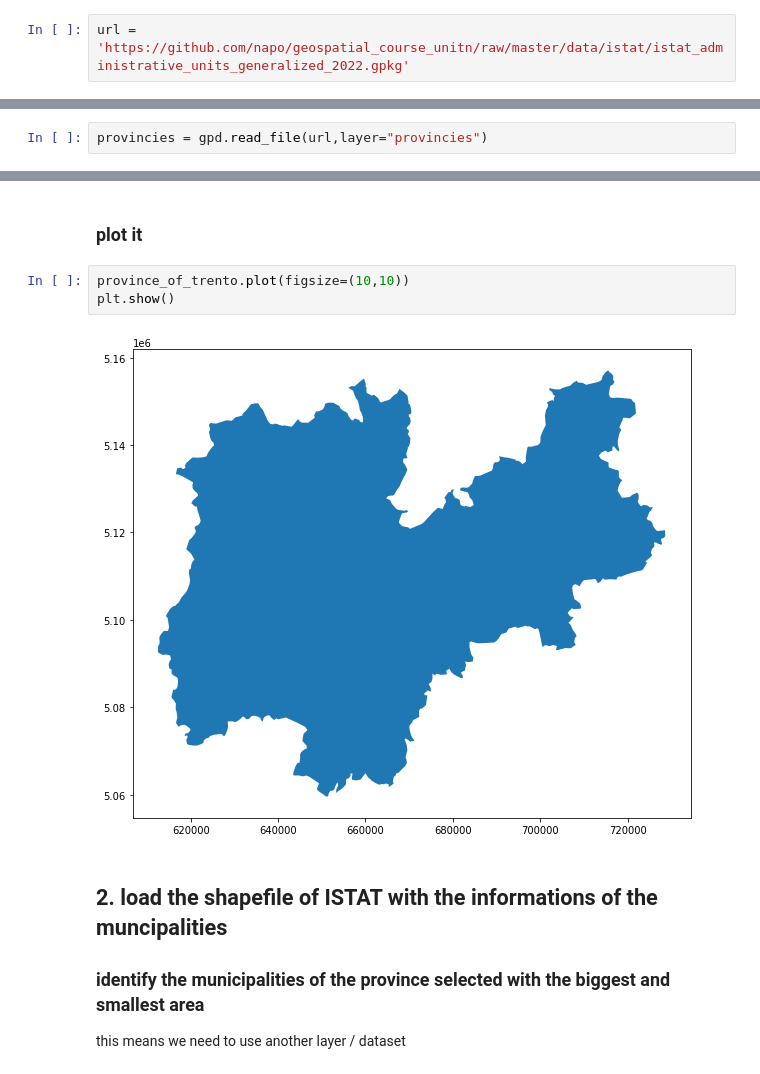
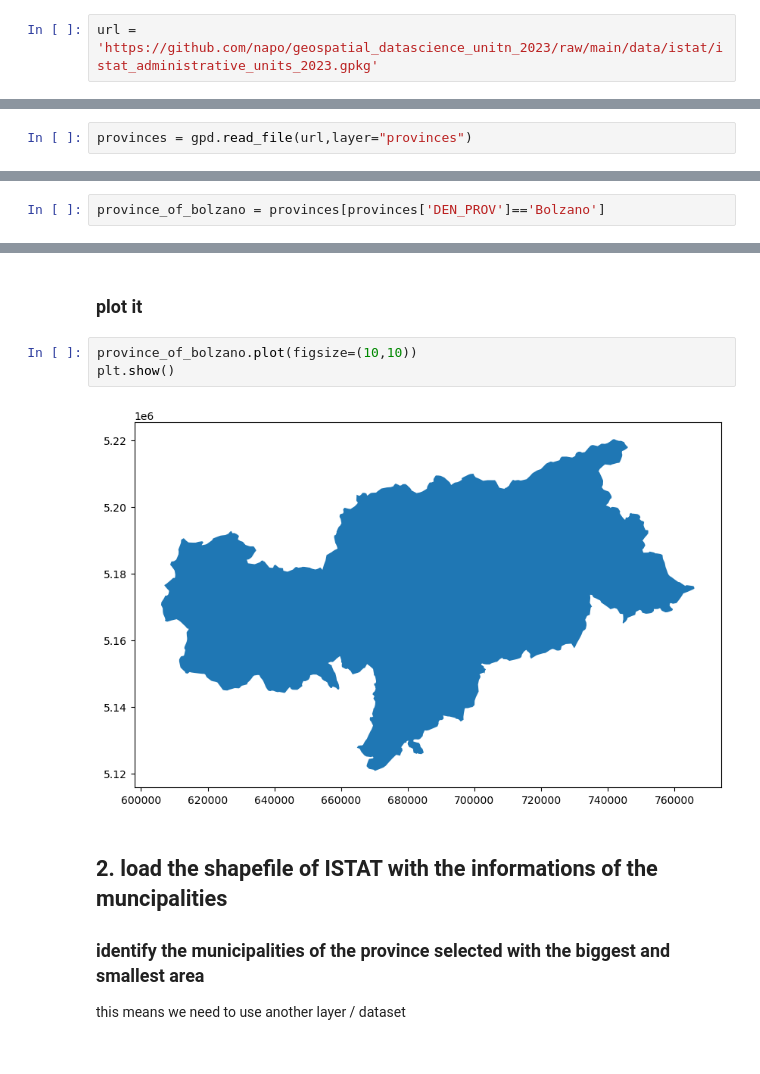
Before and after one commit to napo/geospatial_datascience_unitn_2023, a Jupyter notebook: code/solutions/01_gis_introduction._and_vector_data.ipynb, the cells around one changed output, grey strips where cells are left out. Saved outputs shown, nothing was run; the diff lists cells and outputs as text.

```diff
--- a/code/solutions/01_gis_introduction._and_vector_data.ipynb
+++ b/code/solutions/01_gis_introduction._and_vector_data.ipynb
@@ -60,4 +57,4 @@ In the course material a geopackage file is available with all the shapefiles of
 directory "data"
 # %%
-url = 'https://github.com/napo/geospatial_course_unitn/raw/master/data/istat/istat_administrative_units_generalized_2022.gpkg'
+url = 'https://github.com/napo/geospatial_datascience_unitn_2023/raw/main/data/istat/istat_administrative_units_2023.gpkg'
 # %%
@@ -164,4 +164,4 @@ provincies = gpd.read_file("istat_administrative_units_generalized_2022.gpkg",la
 # %% [markdown]
 *TIP*: you can also download the file directly from geopandas with this function
 # %%
-provincies = gpd.read_file(url,layer="provincies")
+provinces = gpd.read_file(url,layer="provinces")
@@ -270,0 +261,2 @@ province_of_trento
+# %%
+province_of_bolzano = provinces[provinces['DEN_PROV']=='Bolzano']
@@ -271,10 +268,10 @@ province_of_trento
 # %% [markdown]
 ### plot it
 # %%
-province_of_trento.plot(figsize=(10,10))
+province_of_bolzano.plot(figsize=(10,10))
 plt.show()
 # %% [output]
-[figure, old version]
+[figure, new version]
 # %% [markdown]
 ## 2. load the shapefile of ISTAT with the informations of the muncipalities
 ### identify the municipalities of the province selected with the biggest and smallest area
```
Also changed, not shown: parts of 100 cells of this notebook.
